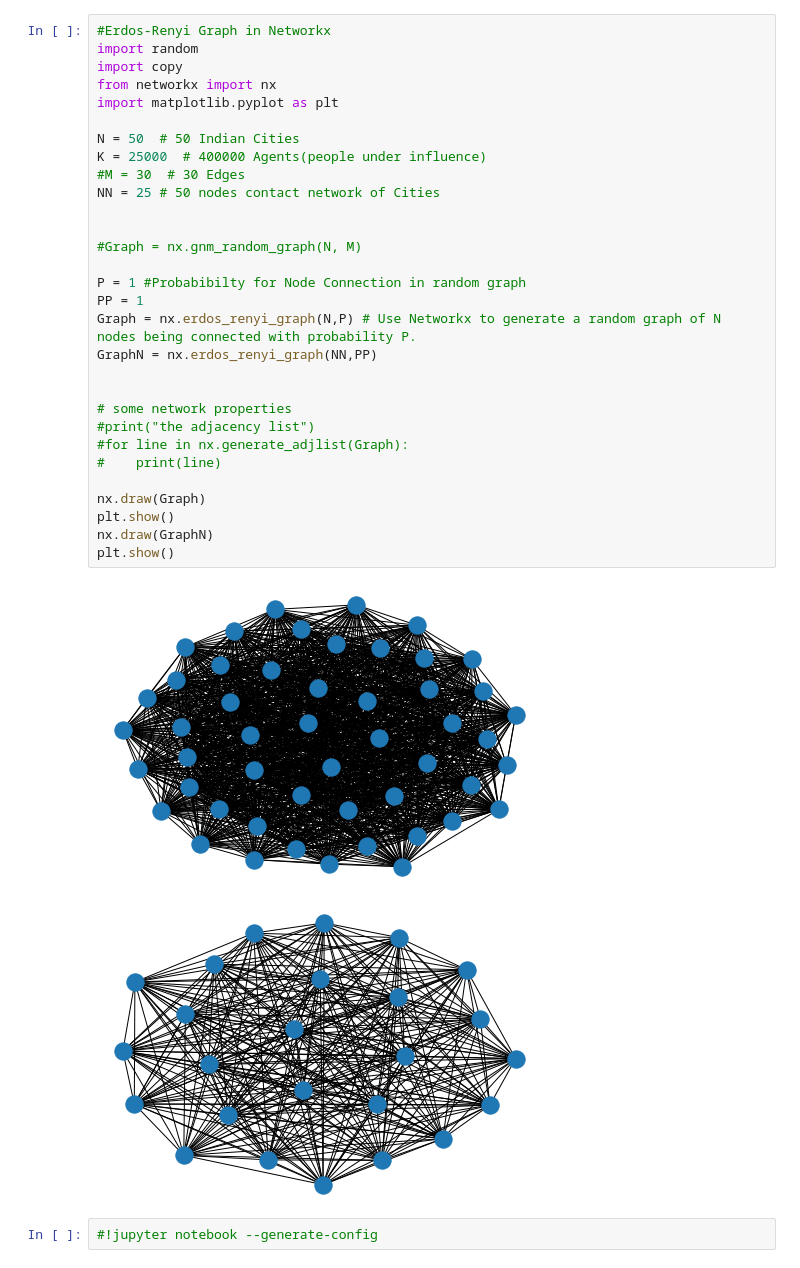
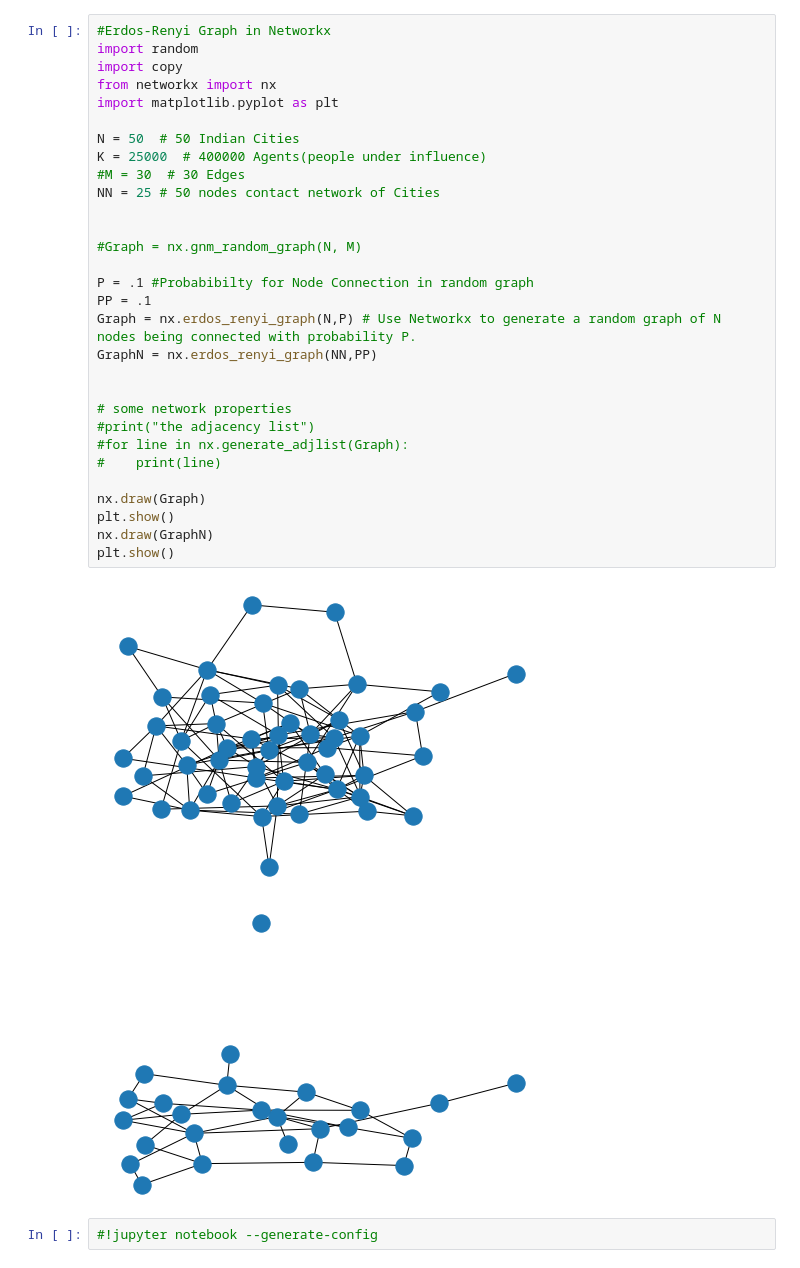
Before and after one commit to rajeshkpandey/AWESOME-FER, a Jupyter notebook: Epidemics_ABM.ipynb, the cells around one changed output. Cells and saved outputs as stored; diff of their text form.

```diff
--- a/Epidemics_ABM.ipynb
+++ b/Epidemics_ABM.ipynb
@@ -3,36 +3,36 @@
 # %%
 #Erdos-Renyi Graph in Networkx
 import random
 import copy
 from networkx import nx
 import matplotlib.pyplot as plt
 
 N = 50  # 50 Indian Cities
 K = 25000  # 400000 Agents(people under influence)
 #M = 30  # 30 Edges
 NN = 25 # 50 nodes contact network of Cities
 
 
 #Graph = nx.gnm_random_graph(N, M)
 
-P = 1 #Probabibilty for Node Connection in random graph
-PP = 1
+P = .1 #Probabibilty for Node Connection in random graph
+PP = .1
 Graph = nx.erdos_renyi_graph(N,P) # Use Networkx to generate a random graph of N nodes being connected with probability P.
 GraphN = nx.erdos_renyi_graph(NN,PP)
 
 
 # some network properties
 #print("the adjacency list")
 #for line in nx.generate_adjlist(Graph):
 #    print(line)
 
 nx.draw(Graph)
 plt.show()
 nx.draw(GraphN)
 plt.show()
 # %% [output]
-[figure, old version]
+[figure, new version]
-[figure, old version]
+[figure, new version]
 # %%
 #!jupyter notebook --generate-config
 # %%
```
Also changed, not shown: parts of 2 cells of this notebook.
